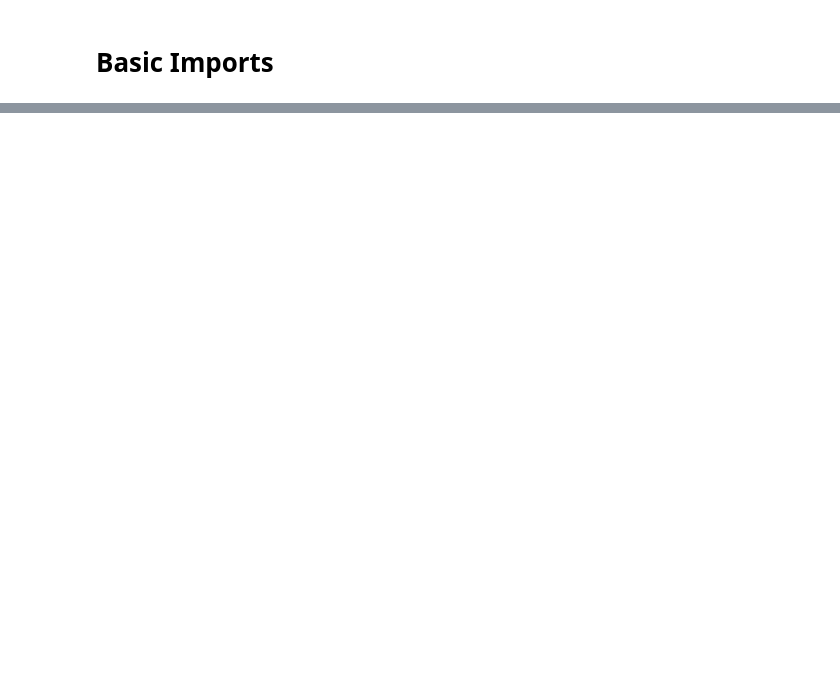
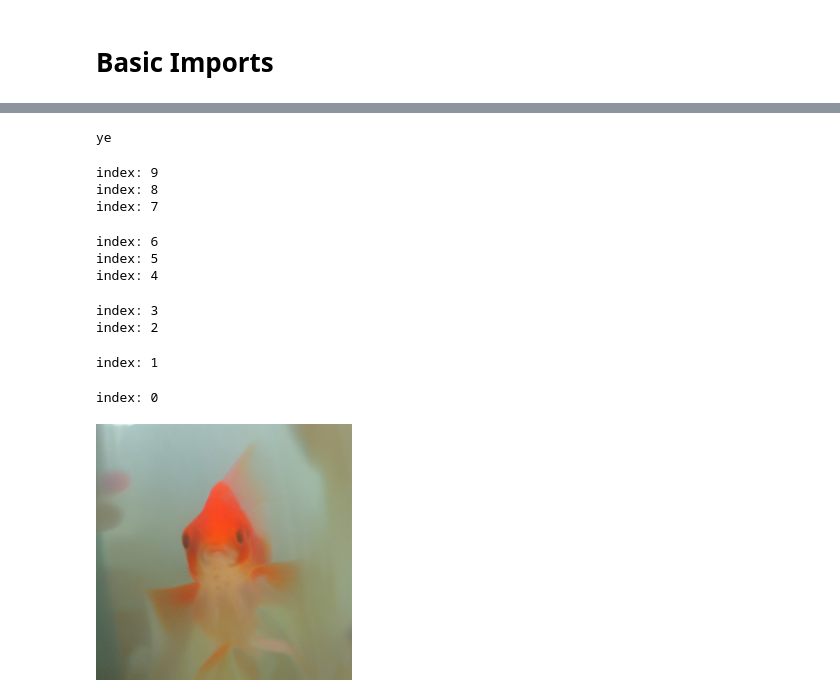
Before and after one commit to Pmobilee/DSD, a Jupyter notebook: cin_256/Cin_256_custom.ipynb, the cells around one changed output, grey strips where cells are left out. Drawn from its saved outputs; the diff is of its cells as text; code cells hidden in the pictures; blank space fills up the shorter version.

```diff
--- a/cin_256/Cin_256_custom.ipynb
+++ b/cin_256/Cin_256_custom.ipynb
@@ -107,0 +190,61 @@ torch.Size([1, 3, 64, 64])
+# %%
+NUM_CLASSES = 1000
+inst_per_distil = 1
+ddim_steps = 10
+TEACHER_STEPS = 10
+STUDENT_STEPS = 1
+ddim_eta = 0.0
+scale = 3.0
+
+updates = int(ddim_steps / TEACHER_STEPS)
+
+all_samples = list()
+
+with torch.no_grad():
+        for run in range(inst_per_distil):
+                with model.ema_scope():
+                        uc = model.get_learned_conditioning(
+                                {model.cond_stage_key: torch.tensor(1*[1000]).to(model.device)}
+                                )
+                        # for class_prompt in torch.randint(0, NUM_CLASSES, (inst_per_distil,)):
+                        for class_prompt in [1]:
+                                sampler.make_schedule(ddim_num_steps=ddim_steps, ddim_eta=ddim_eta, verbose=False)
+                                xc = torch.tensor([class_prompt])
+                                c = model.get_learned_conditioning({model.cond_stage_key: xc.to(model.device)})
+                                x_T = None
+                                for steps in range(updates):
+                                        samples_ddim, _ = sampler.sample(S=TEACHER_STEPS,
+                                                                        conditioning=c,
+                                                                        batch_size=1,
+                                                                        shape=[3, 64, 64],
+                                                                        verbose=False,
+                                                                        x_T=x_T,
+                                                                        unconditional_guidance_scale=scale,
+                                                                        unconditional_conditioning=uc,
+                                                                        eta=ddim_eta,
+                                                                        keep_intermediates=True,
+                                                                        intermediate_step = steps*TEACHER_STEPS,
+                                                                        steps_per_sampling = TEACHER_STEPS,
+                                                                        total_steps = ddim_steps)
+                                        x_T = _["x_inter"][-1]
+
+
+x_samples_ddim = model.decode_first_stage(_["x_inter"][-1])
+x_samples_ddim = torch.clamp((x_samples_ddim+1.0)/2.0, min=0.0, max=1.0)
+grid = rearrange(x_samples_ddim, 'b c h w -> (b) c h w')
+grid = make_grid(grid, nrow=1)
+grid = 255. * rearrange(grid, 'c h w -> h w c').cpu().numpy()
+Image.fromarray(grid.astype(np.uint8))
+# %% [output]
+ye
+index: 9
+index: 8
+index: 7
+index: 6
+index: 5
+index: 4
+index: 3
+index: 2
+index: 1
+index: 0
+[figure, added]
```
Also changed, not shown: parts of 11 cells of this notebook, 1 other file.
